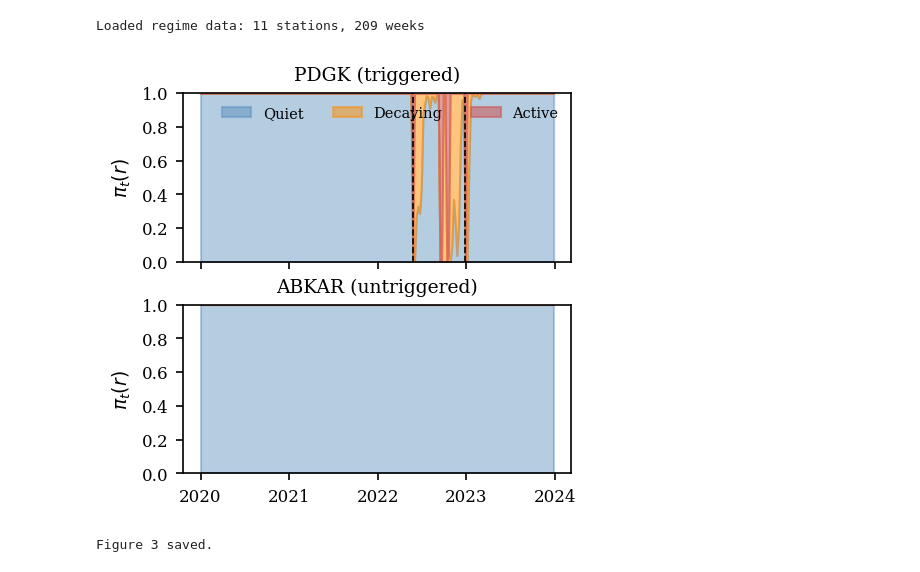
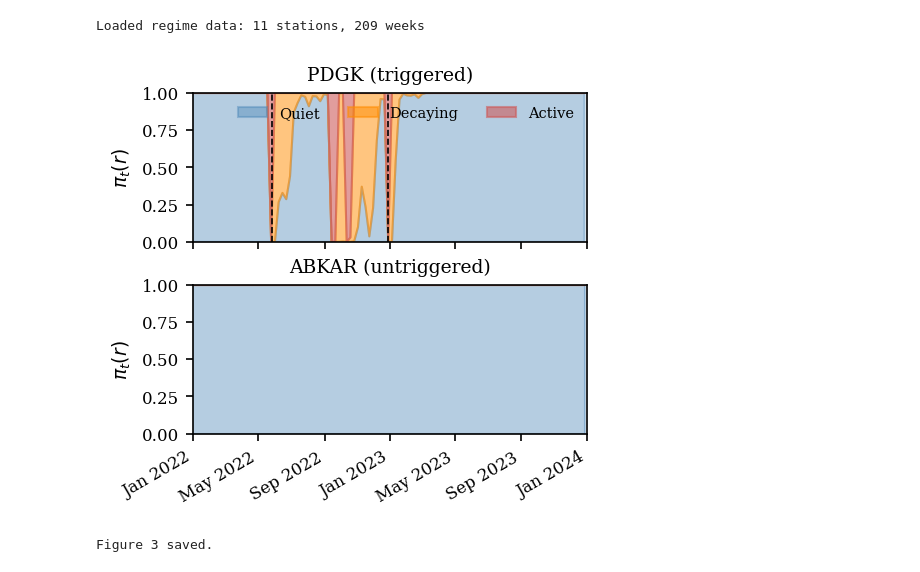
Before and after one commit to ya325icacuk/seismic-phase-picking, a Jupyter notebook: paper_figures.ipynb, the cells around one changed output. Saved outputs shown, nothing was run; the diff lists cells and outputs as text; code cells hidden in the pictures.

Commit message:
Zoom Figure 3 x-axis to 2022-2024 for clearer regime transitions
Co-Authored-By: Claude Opus 4.6 <noreply@anthropic.com>

```diff
--- a/paper_figures.ipynb
+++ b/paper_figures.ipynb
@@ -135,6 +135,7 @@ Loaded regime data: 11 stations, 209 weeks
 # %%
 # Figure 3: Regime posterior stacked area chart
 # Two panels: PDGK (triggered) and ABKAR (untriggered)
+# Zoomed to 2022-2024 to show regime transitions clearly
 
 import matplotlib.dates as mdates
 
@@ -155,34 +156,36 @@ for i, station in enumerate(stations_to_plot):
     # Stacked areas: Quiet (bottom), then Decaying, then Active on top
     ax.fill_between(dates, 0, p[:, 0],
                     color='steelblue', alpha=0.4, label='Quiet')
     ax.fill_between(dates, p[:, 0], p[:, 0] + p[:, 2],
                     color='darkorange', alpha=0.5, label='Decaying')
     ax.fill_between(dates, p[:, 0] + p[:, 2], 1.0,
                     color='indianred', alpha=0.6, label='Active')
 
     # Trigger lines for PDGK
     if station == 'PDGK':
         for t in pdgk_triggers:
             ax.axvline(t, color='black', linestyle='--', linewidth=0.8)
 
     ax.set_ylabel(r'$\pi_t(r)$')
     ax.set_ylim(0, 1)
+    ax.set_xlim(pd.Timestamp('2022-01-01'), pd.Timestamp('2024-01-01'))
     ax.set_title(titles[station], fontsize=9)
     ax.tick_params(axis='both', labelsize=8)
 
     if i == 0:
         ax.legend(fontsize=7, frameon=False, loc='upper right', ncol=3)
 
-axes[-1].xaxis.set_major_formatter(mdates.DateFormatter('%Y'))
-axes[-1].xaxis.set_major_locator(mdates.YearLocator())
+axes[-1].xaxis.set_major_formatter(mdates.DateFormatter('%b %Y'))
+axes[-1].xaxis.set_major_locator(mdates.MonthLocator(interval=4))
 axes[-1].set_xlabel('')
+plt.setp(axes[-1].xaxis.get_majorticklabels(), rotation=30, ha='right')
 
 plt.tight_layout(pad=0.3)
 plt.savefig('figures/fig3_regimes.pdf', bbox_inches='tight')
 plt.savefig('figures/fig3_regimes.png', bbox_inches='tight', dpi=300)
 plt.show()
 
 print('Figure 3 saved.')
 # %% [output]
-[figure, old version]
+[figure, new version]
 Figure 3 saved.
```
Also changed, not shown: 1 other file.
